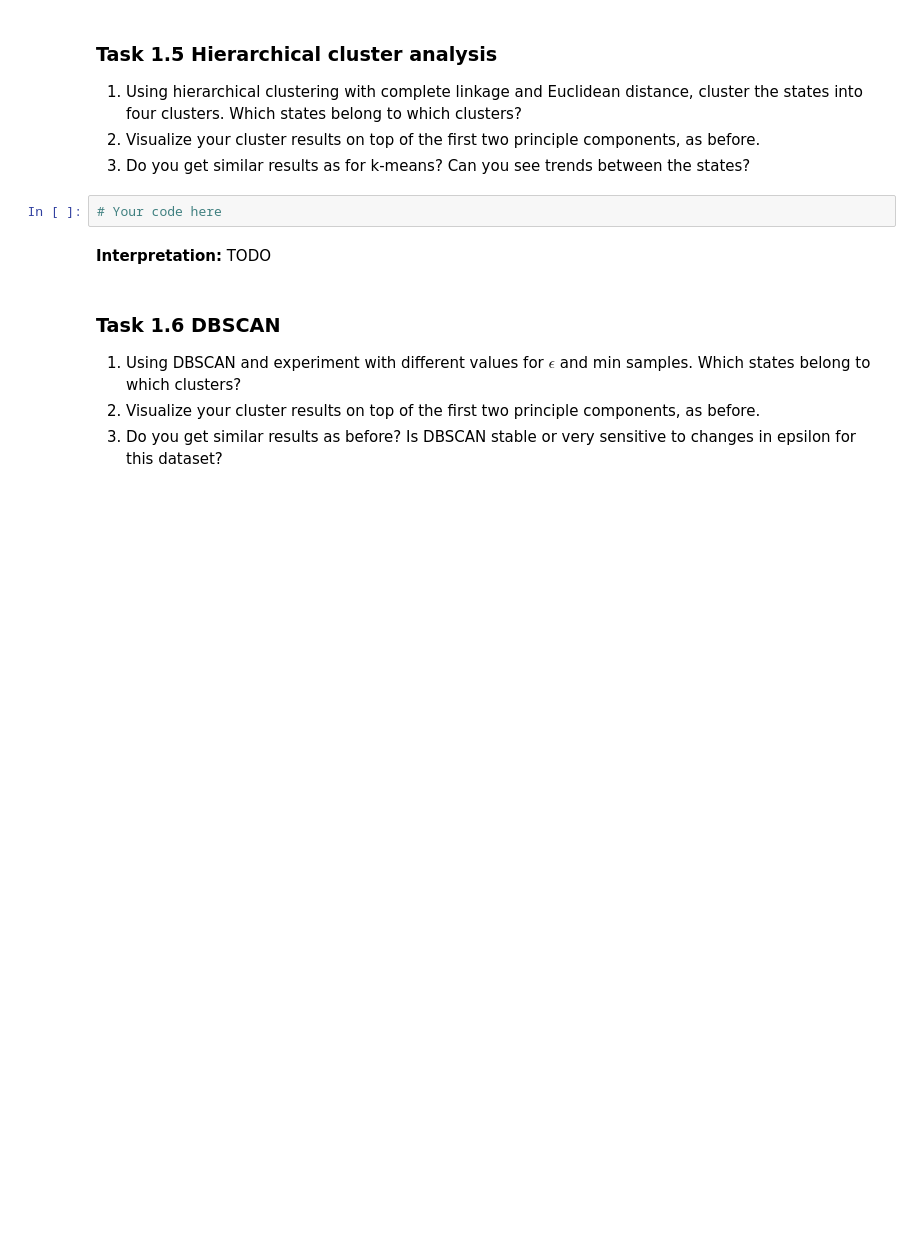
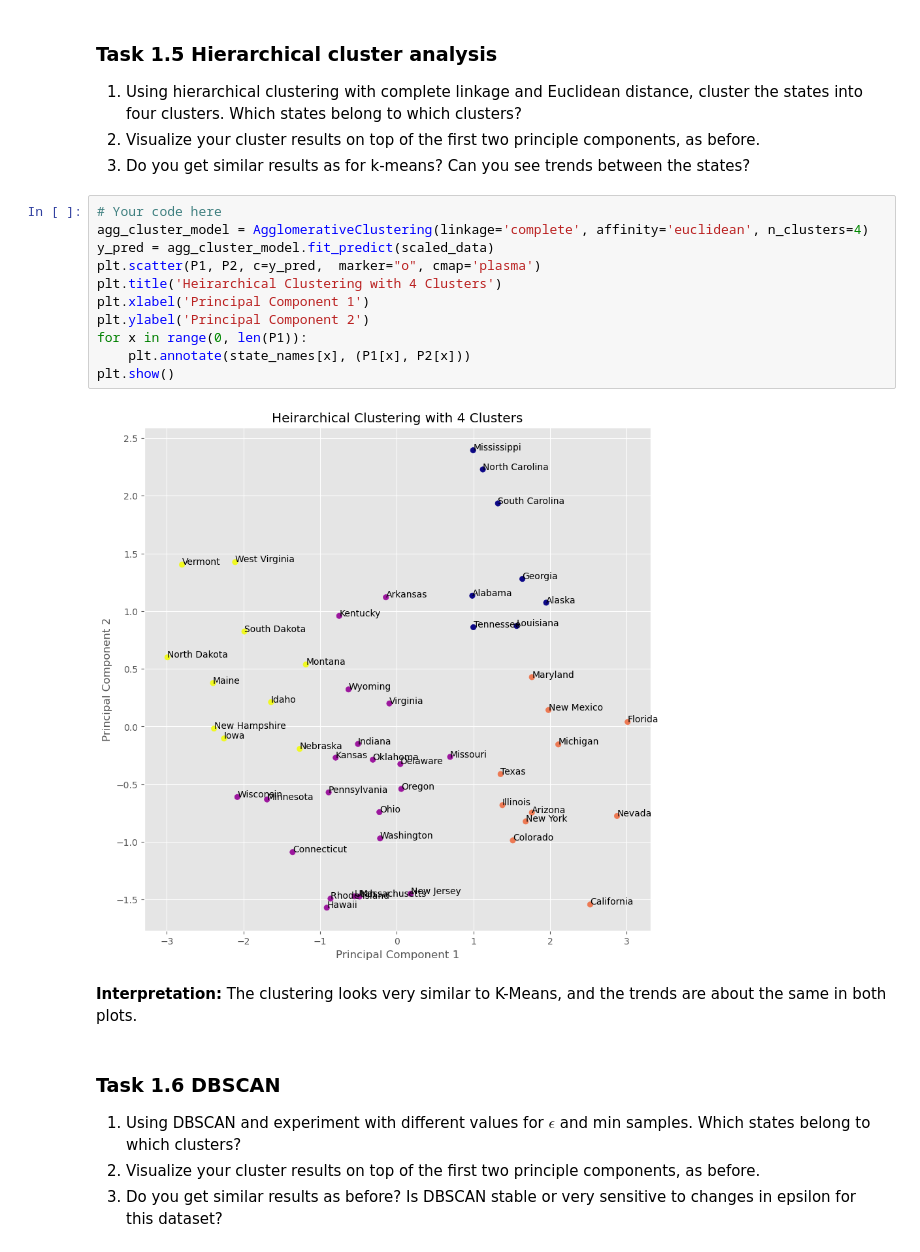
Before and after one commit to lissafriz/2023-datascience-homework, a Jupyter notebook: HW8/HW8.ipynb, the cells around one changed output. Drawn from its saved outputs; the diff is of its cells as text; blank space fills up the shorter version.

```diff
--- a/HW8/HW8.ipynb
+++ b/HW8/HW8.ipynb
@@ -152,10 +207,21 @@ Text(0, 0.5, 'Principal Component 2')
 1.  Using hierarchical clustering with complete linkage and Euclidean distance, cluster the states into four clusters. Which states belong to which clusters?
 2. Visualize your cluster results on top of the first two principle components, as before.
 3. Do you get similar results as for k-means? Can you see trends between the states?
-# %%
-# Your code here
-# %% [markdown]
-**Interpretation:** TODO
+# %%
+# Your code here
+agg_cluster_model = AgglomerativeClustering(linkage='complete', affinity='euclidean', n_clusters=4)
+y_pred = agg_cluster_model.fit_predict(scaled_data)
+plt.scatter(P1, P2, c=y_pred,  marker="o", cmap='plasma')
+plt.title('Heirarchical Clustering with 4 Clusters')
+plt.xlabel('Principal Component 1')
+plt.ylabel('Principal Component 2')
+for x in range(0, len(P1)):
+    plt.annotate(state_names[x], (P1[x], P2[x]))
+plt.show()
+# %% [output]
+[figure, added]
+# %% [markdown]
+**Interpretation:** The clustering looks very similar to K-Means, and the trends are about the same in both plots.
 # %% [markdown]
 ### Task 1.6 DBSCAN
 
```
Also changed, not shown: parts of 25 cells of this notebook.
